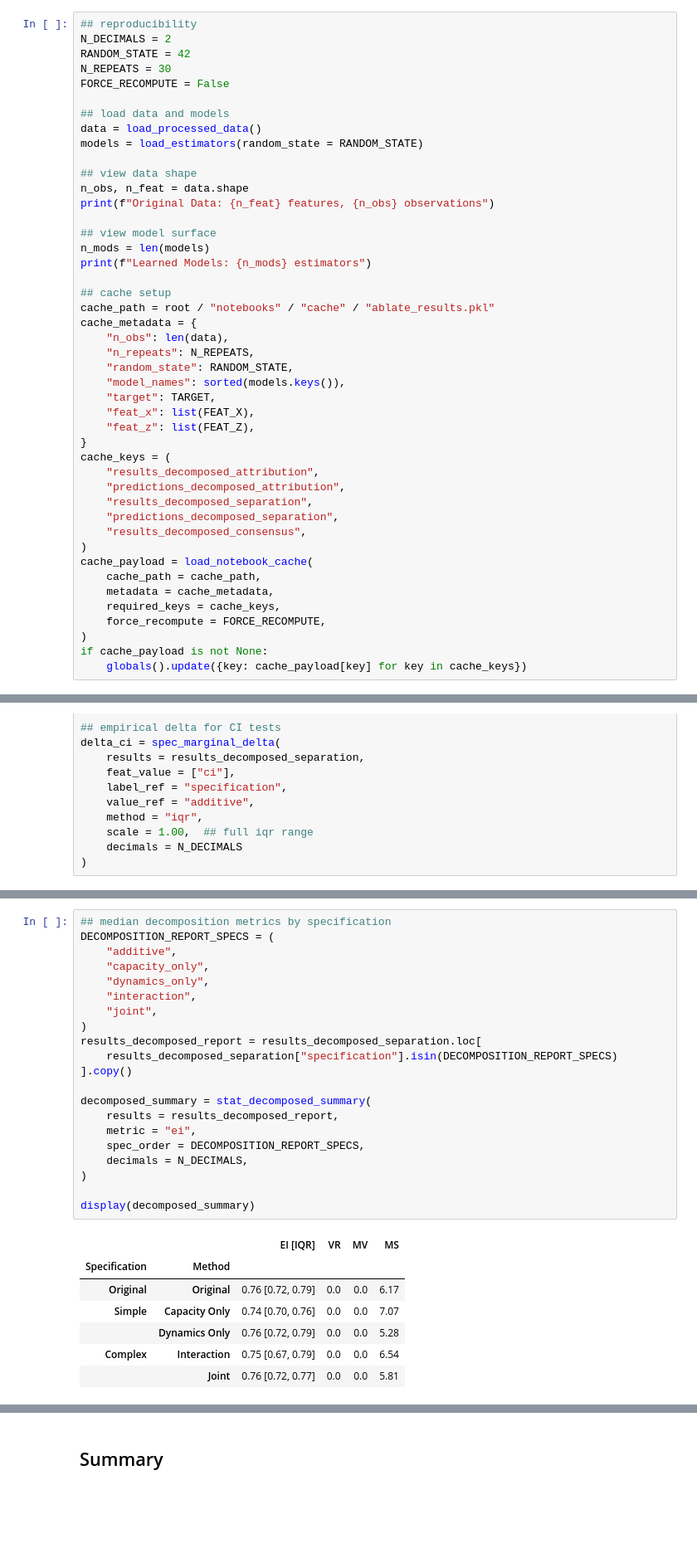
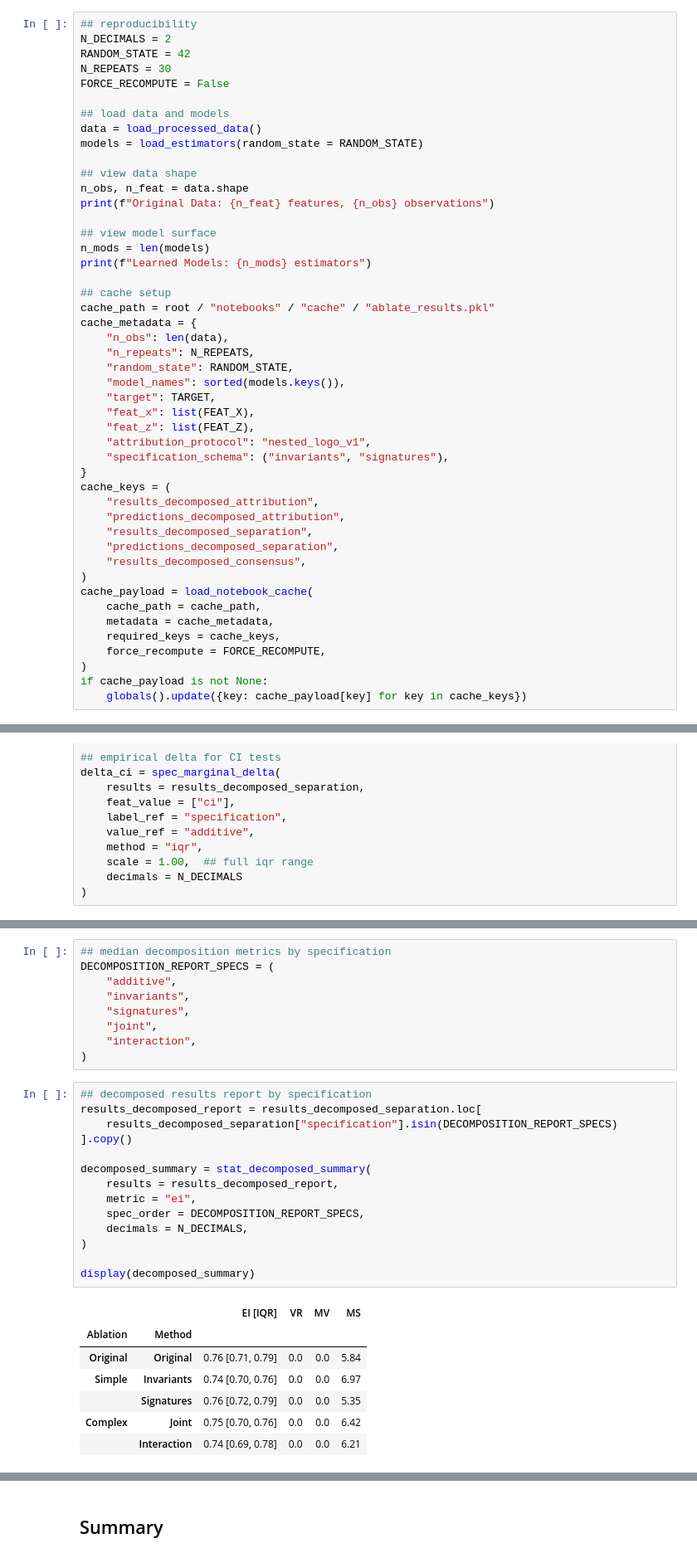
Before and after one commit to nickkunz/network-capacity, a Jupyter notebook: notebooks/ablate.ipynb, the cells around one changed output, grey strips where cells are left out. Shown at 83% size. Saved outputs shown, nothing was run; the diff lists cells and outputs as text; blank space fills up the shorter version.

```diff
--- a/notebooks/ablate.ipynb
+++ b/notebooks/ablate.ipynb
@@ -74,6 +74,8 @@ cache_metadata = {
     "target": TARGET,
     "feat_x": list(FEAT_X),
     "feat_z": list(FEAT_Z),
+    "attribution_protocol": "nested_logo_v1",
+    "specification_schema": ("invariants", "signatures"),
 }
 cache_keys = (
     "results_decomposed_attribution",
@@ -350,32 +352,34 @@ Significance codes reflect Holm-adj. p
+# %%
+## median decomposition metrics by specification
+DECOMPOSITION_REPORT_SPECS = (
+    "additive",
+    "invariants",
+    "signatures",
+    "joint",
+    "interaction",
+)
 # %%
-## median decomposition metrics by specification
-DECOMPOSITION_REPORT_SPECS = (
-    "additive",
-    "capacity_only",
-    "dynamics_only",
-    "interaction",
-    "joint",
-)
+## decomposed results report by specification
 results_decomposed_report = results_decomposed_separation.loc[
     results_decomposed_separation["specification"].isin(DECOMPOSITION_REPORT_SPECS)
 ].copy()
 
 decomposed_summary = stat_decomposed_summary(
     results = results_decomposed_report,
     metric = "ei",
     spec_order = DECOMPOSITION_REPORT_SPECS,
     decimals = N_DECIMALS,
 )
 
 display(decomposed_summary)
 # %% [output]
 |  |  | EI [IQR] | VR | MV | MS |
-| Specification | Method |  |  |  |  |
-| Original | Original | 0.76 [0.72, 0.79] | 0.0 | 0.0 | 6.17 |
-| Simple | Capacity Only | 0.74 [0.70, 0.76] | 0.0 | 0.0 | 7.07 |
-|  | Dynamics Only | 0.76 [0.72, 0.79] | 0.0 | 0.0 | 5.28 |
-| Complex | Interaction | 0.75 [0.67, 0.79] | 0.0 | 0.0 | 6.54 |
-|  | Joint | 0.76 [0.72, 0.77] | 0.0 | 0.0 | 5.81 |
+| Ablation | Method |  |  |  |  |
+| Original | Original | 0.76 [0.71, 0.79] | 0.0 | 0.0 | 5.84 |
+| Simple | Invariants | 0.74 [0.70, 0.76] | 0.0 | 0.0 | 6.97 |
+|  | Signatures | 0.76 [0.72, 0.79] | 0.0 | 0.0 | 5.35 |
+| Complex | Joint | 0.75 [0.70, 0.76] | 0.0 | 0.0 | 6.42 |
+|  | Interaction | 0.74 [0.69, 0.78] | 0.0 | 0.0 | 6.21 |
 # %%
 ## median decomposition metrics by specification (CI)
 results_decomposed_report = results_decomposed_separation.loc[
```
Also changed, not shown: parts of 8 cells of this notebook, 5 other files.
